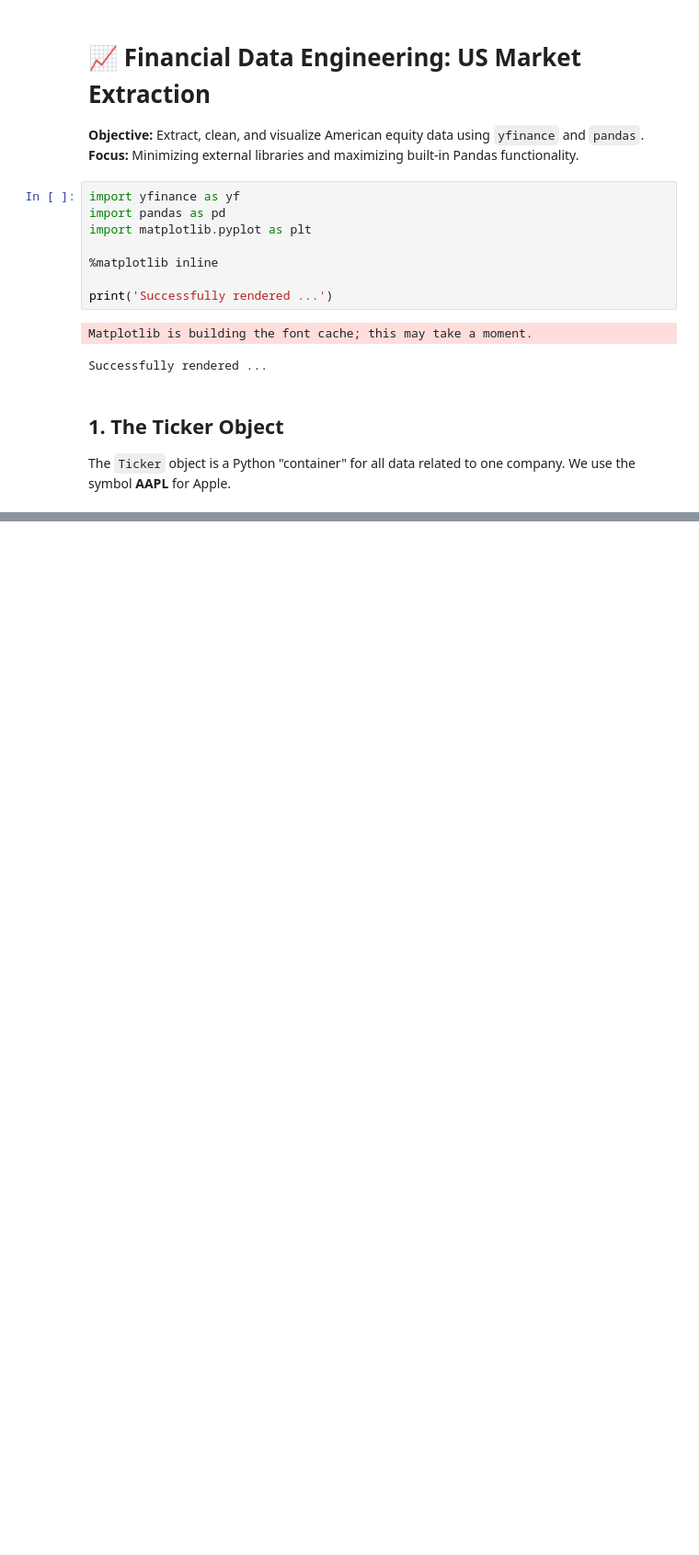
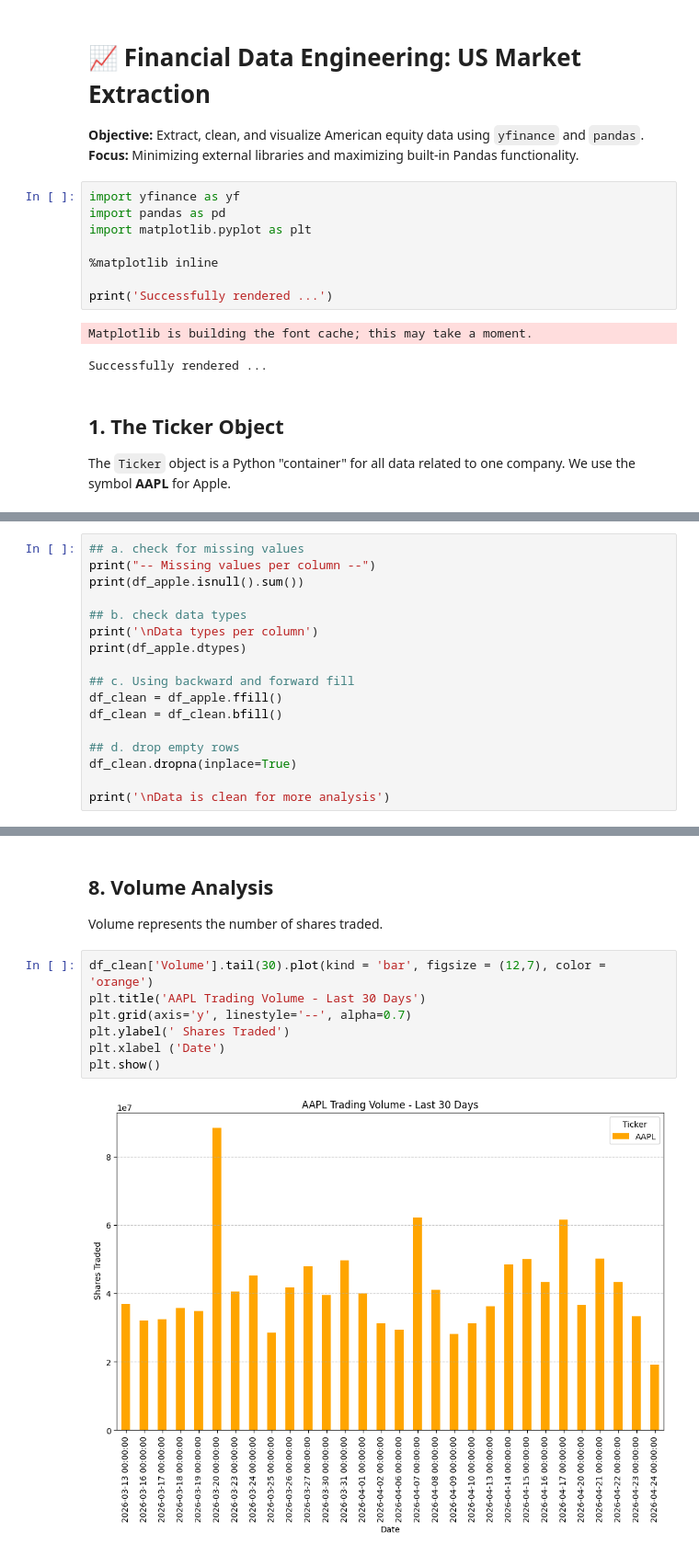
Before and after one commit to bedahmilton/AppleStockMetrics, a Jupyter notebook: analysis.ipynb, the cells around one changed output, grey strips where cells are left out. Shown at 92% size. Saved outputs shown, nothing was run; the diff lists cells and outputs as text; blank space fills up the shorter version.

```diff
--- a/analysis.ipynb
+++ b/analysis.ipynb
@@ -41,0 +62,17 @@ $AAPPL: possibly delisted; no price data found  (period=1mo) (Yahoo error = "No
+# %%
+## a. check for missing values
+print("-- Missing values per column --")
+print(df_apple.isnull().sum())
+
+## b. check data types
+print('\nData types per column')
+print(df_apple.dtypes)
+
+## c. Using backward and forward fill
+df_clean = df_apple.ffill()
+df_clean = df_clean.bfill()
+
+## d. drop empty rows
+df_clean.dropna(inplace=True)
+
+print('\nData is clean for more analysis')
@@ -41,0 +99,12 @@ $AAPPL: possibly delisted; no price data found  (period=1mo) (Yahoo error = "No
+# %% [markdown]
+## 8. Volume Analysis
+Volume represents the number of shares traded.
+# %%
+df_clean['Volume'].tail(30).plot(kind = 'bar', figsize = (12,7), color = 'orange')
+plt.title('AAPL Trading Volume - Last 30 Days')
+plt.grid(axis='y', linestyle='--', alpha=0.7)
+plt.ylabel(' Shares Traded')
+plt.xlabel ('Date')
+plt.show()
+# %% [output]
+[figure, added]
```
Also changed, not shown: parts of 7 cells of this notebook.
